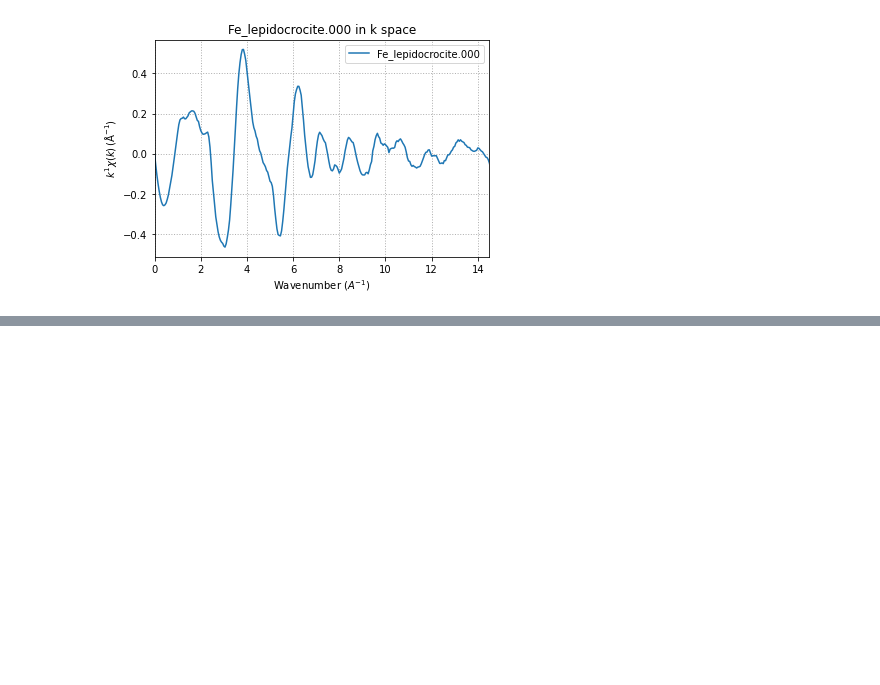
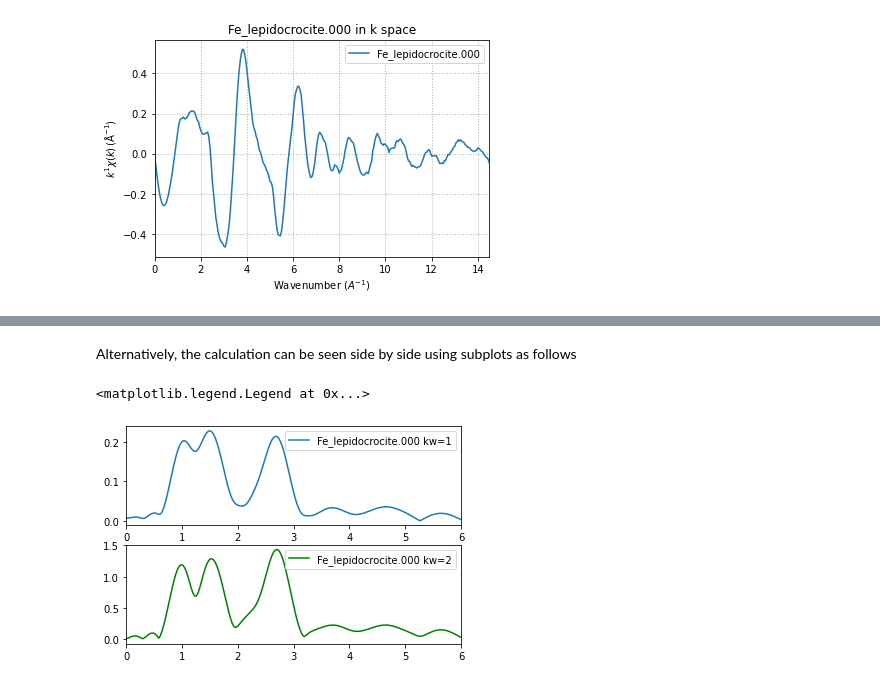
Before and after one commit to scman1/Larch_Intro_ukch, a Jupyter notebook: XAFS_Processing_2.ipynb, the cells around one changed output, grey strips where cells are left out. Saved outputs shown, nothing was run; the diff lists cells and outputs as text; code cells hidden in the pictures; blank space fills up the shorter version.

```diff
--- a/XAFS_Processing_2.ipynb
+++ b/XAFS_Processing_2.ipynb
@@ -329,0 +381,16 @@ plt.legend()
+# %% [markdown]
+Alternatively, the calculation can be seen side by side using subplots as follows
+# %%
+plt.subplot(2, 1, 1)
+plt.xlim(0,6)
+xftf(fe_xafs, kweight=1.0, kmin=3.0, kmax=12.871, dk=1, kwindow='Hanning')
+plt.plot(fe_xafs.r, fe_xafs.chir_mag,label=fe_xafs.filename+" kw=1")
+plt.legend()
+plt.subplot(2, 1, 2)
+plt.xlim(0,6)
+xftf(fe_xafs, kweight=2.0, kmin=3.0, kmax=12.871, dk=1, kwindow='Hanning')
+plt.plot(fe_xafs.r, fe_xafs.chir_mag, 'g', label=fe_xafs.filename+" kw=2" )
+plt.legend()
+# %% [output]
+<matplotlib.legend.Legend at 0x...>
+[figure, added]
```
Also changed, not shown: parts of 8 cells of this notebook.
